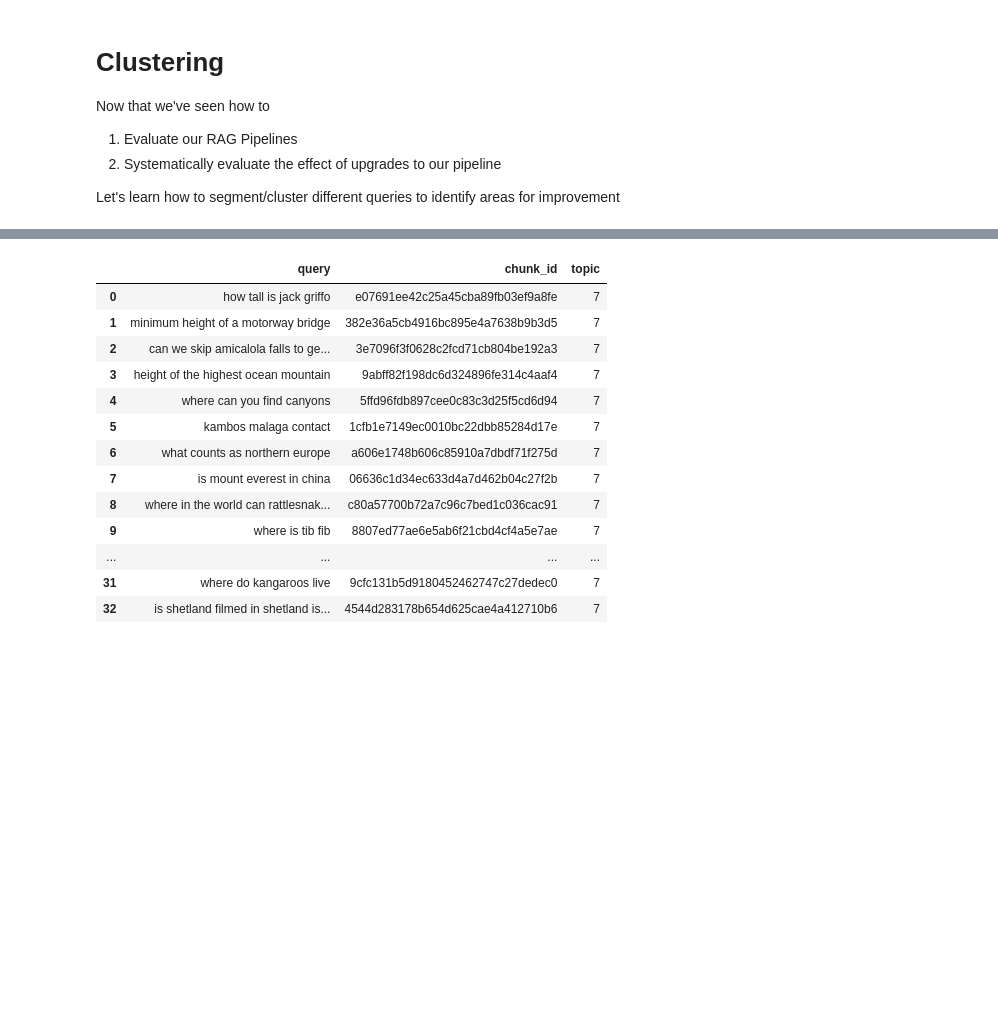
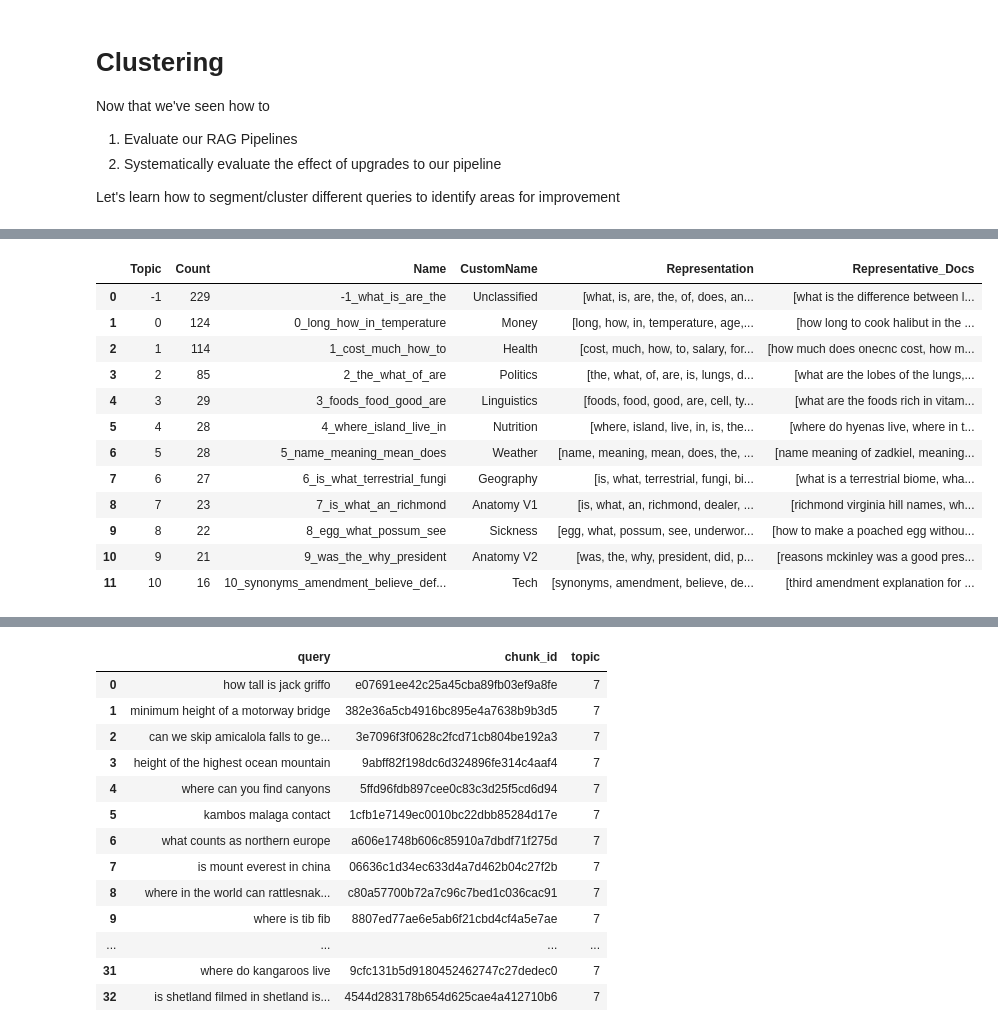
Before and after one commit to ivanleomk/rag-ws, a Jupyter notebook: notebooks/3. Clustering.ipynb, the cells around one changed output, grey strips where cells are left out. Saved outputs shown, nothing was run; the diff lists cells and outputs as text; code cells hidden in the pictures; blank space fills up the shorter version.

```diff
--- a/notebooks/3. Clustering.ipynb
+++ b/notebooks/3. Clustering.ipynb
@@ -34,0 +59,33 @@ KeyboardInterrupt:
+# %%
+topic_names = {
+    -1: "Unclassified",
+    0: "Money",
+    1: "Health",
+    2: "Politics",
+    3: "Linguistics",
+    4: "Nutrition",
+    5: "Weather",
+    6: "Geography",
+    7: "Anatomy V1",
+    8: "Sickness",
+    9: "Anatomy V2",
+    10: "Tech",
+    11: "Cooking",
+}
+
+topic_model.set_topic_labels(topic_names)
+topic_model.get_topic_info()
+# %% [output]
+|  | Topic | Count | Name | CustomName | Representation | Representative_Docs |
+| 0 | -1 | 229 | -1_what_is_are_the | Unclassified | [what, is, are, the, of, does, an... | [what is the difference between l... |
+| 1 | 0 | 124 | 0_long_how_in_temperature | Money | [long, how, in, temperature, age,... | [how long to cook halibut in the ... |
+| 2 | 1 | 114 | 1_cost_much_how_to | Health | [cost, much, how, to, salary, for... | [how much does onecnc cost, how m... |
+| 3 | 2 | 85 | 2_the_what_of_are | Politics | [the, what, of, are, is, lungs, d... | [what are the lobes of the lungs,... |
+| 4 | 3 | 29 | 3_foods_food_good_are | Linguistics | [foods, food, good, are, cell, ty... | [what are the foods rich in vitam... |
+| 5 | 4 | 28 | 4_where_island_live_in | Nutrition | [where, island, live, in, is, the... | [where do hyenas live, where in t... |
+| 6 | 5 | 28 | 5_name_meaning_mean_does | Weather | [name, meaning, mean, does, the, ... | [name meaning of zadkiel, meaning... |
+| 7 | 6 | 27 | 6_is_what_terrestrial_fungi | Geography | [is, what, terrestrial, fungi, bi... | [what is a terrestrial biome, wha... |
+| 8 | 7 | 23 | 7_is_what_an_richmond | Anatomy V1 | [is, what, an, richmond, dealer, ... | [richmond virginia hill names, wh... |
+| 9 | 8 | 22 | 8_egg_what_possum_see | Sickness | [egg, what, possum, see, underwor... | [how to make a poached egg withou... |
+| 10 | 9 | 21 | 9_was_the_why_president | Anatomy V2 | [was, the, why, president, did, p... | [reasons mckinley was a good pres... |
+| 11 | 10 | 16 | 10_synonyms_amendment_believe_def... | Tech | [synonyms, amendment, believe, de... | [third amendment explanation for ... |
```
Also changed, not shown: parts of 23 cells of this notebook, 4 other files.
